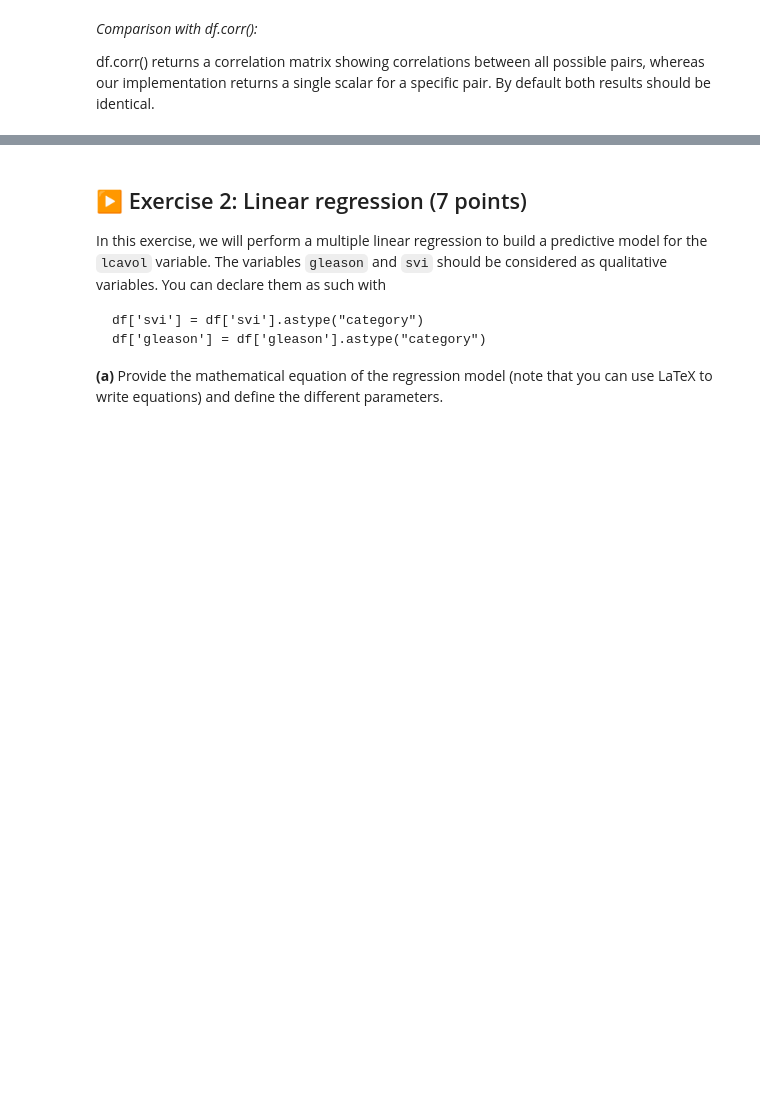
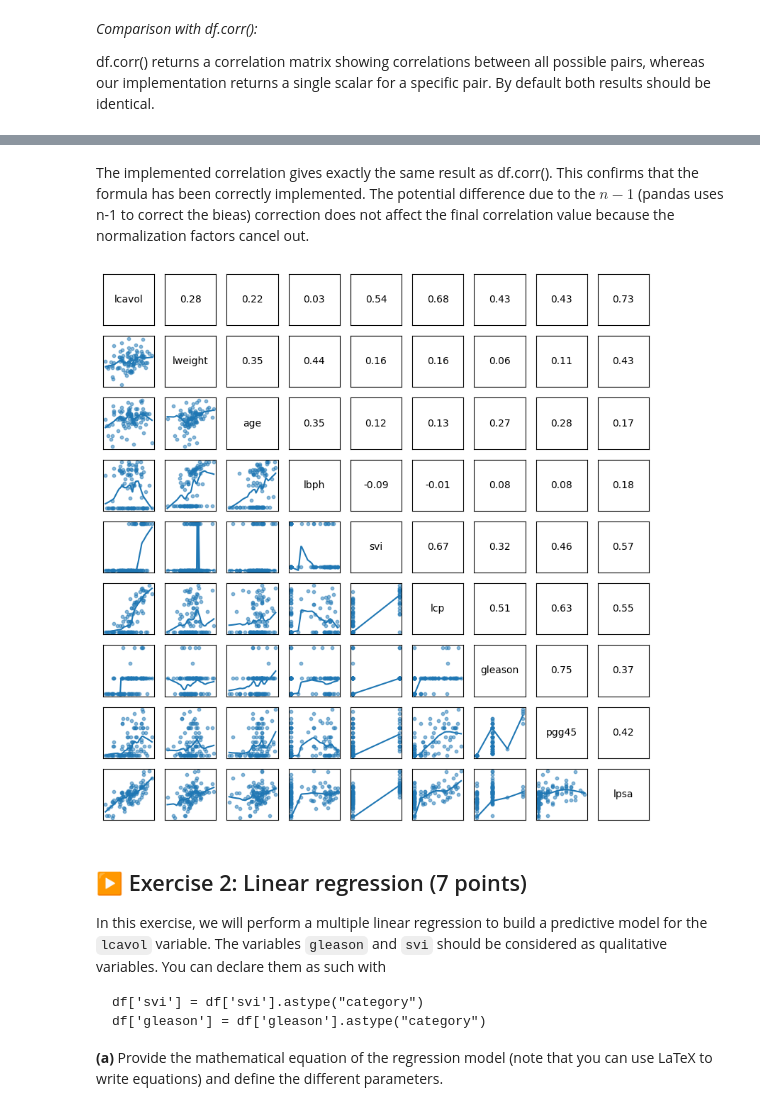
Before and after one commit to Ba-Hi/reports_tp, a Jupyter notebook: TP1/TP1.ipynb, the cells around one changed output, grey strips where cells are left out. Saved outputs shown, nothing was run; the diff lists cells and outputs as text; code cells hidden in the pictures; blank space fills up the shorter version.

Commit message:
qst d ex 1 finalisée

```diff
--- a/TP1/TP1.ipynb
+++ b/TP1/TP1.ipynb
@@ -201,3 +259,55 @@ Difference : 1.1102230246251565e-16
+# %% [markdown]
+The implemented correlation gives exactly the same result as df.corr(). This confirms that the formula has been correctly implemented.
+The potential difference due to the $n-1$ (pandas uses n-1 to correct the bieas) correction does not affect the final correlation value because the normalization factors cancel out.
+# %%
+from statsmodels.nonparametric.smoothers_lowess import lowess
+
+def pairplot_with_lowess(df, figsize=(8,8)):
+    n_vars = df.shape[1]
+    fig, ax = plt.subplots(n_vars, n_vars, figsize=figsize)
+
+    for i in range(n_vars):
+        for j in range(n_vars):
+            axij = ax[i, j]
+            axij.set_xticks([])
+            axij.set_yticks([])
+
+            if i == j:
+                axij.text(
+                    0.5, 0.5,
+                    df.columns[i],
+                    ha='center',
+                    va='center',
+                    transform=axij.transAxes
+                )
+
+            elif i < j:
+                c = df.iloc[:, i].corr(df.iloc[:, j])
+                axij.text(
+                    0.5, 0.5,
+                    f"{c:.2f}",
+                    ha='center',
+                    va='center',
+                    transform=axij.transAxes
+                )
+
+            else:
+                x = df.iloc[:, j]
+                y = df.iloc[:, i]
+
+                axij.scatter(x, y, s=10, alpha=0.5)
+
+                # LOWESS
+                smoothed = lowess(y, x, frac=0.3)
+                axij.plot(smoothed[:, 0], smoothed[:, 1])
+
+    plt.tight_layout()
+    return fig, ax
+
+fig, ax = pairplot_with_lowess(df)
+plt.show()
+# %% [output]
+[figure, added]
 # %% [markdown]
 ## ▶️ Exercise 2: Linear regression (7 points)
 
```
Also changed, not shown: parts of 3 cells of this notebook, 1 other file.
